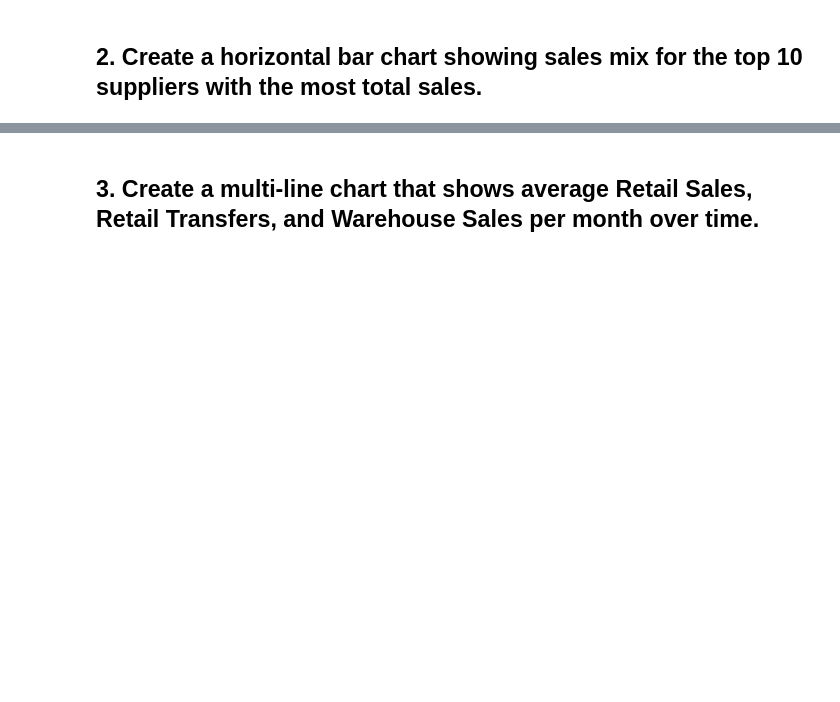
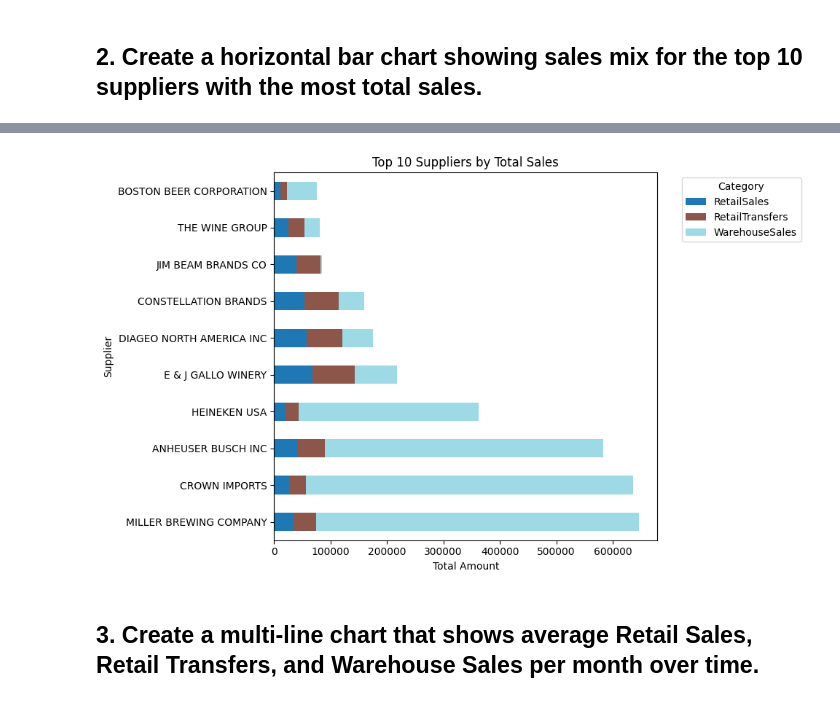
Before and after one commit to chandlershortlidge/lab-plotting-multiple-data-series, a Jupyter notebook: your-code/main.ipynb, the cells around one changed output, grey strips where cells are left out. Saved outputs shown, nothing was run; the diff lists cells and outputs as text; code cells hidden in the pictures; blank space fills up the shorter version.

```diff
--- a/your-code/main.ipynb
+++ b/your-code/main.ipynb
@@ -25,2 +53,6 @@ data.head()
 # %% [markdown]
 ## 2. Create a horizontal bar chart showing sales mix for the top 10 suppliers with the most total sales.
+# %%
+# create a new column in data frame called 'TotalSales' that is the sum of RetailSales, RetailTransfers, and WarehouseSales
+data['TotalSales'] = data['RetailSales'] + data['RetailTransfers'] + data['WarehouseSales']
+data.head().sort_values(by='TotalSales', ascending=False)
@@ -27,2 +82,19 @@ data.head()
+# %%
+total_sales = data.groupby("Supplier")[["RetailSales", "RetailTransfers", "WarehouseSales", "TotalSales"]].sum().sort_values(by="TotalSales", ascending=False).head(10)
+
+total_sales[['RetailSales', 'RetailTransfers', 'WarehouseSales']].plot(
+    kind='barh',
+    stacked=True,
+    figsize=(10,6),
+    colormap='tab20'
+)
+plt.title("Top 10 Suppliers by Total Sales")
+plt.xlabel("Total Amount")
+plt.ylabel("Supplier")
+plt.legend(title="Category", bbox_to_anchor=(1.05, 1), loc='upper left')
+plt.tight_layout()
+plt.show()
+# %% [output]
+[figure, added]
 # %% [markdown]
 ## 3. Create a multi-line chart that shows average Retail Sales, Retail Transfers, and Warehouse Sales per month over time.
```
Also changed, not shown: parts of 8 cells of this notebook.
